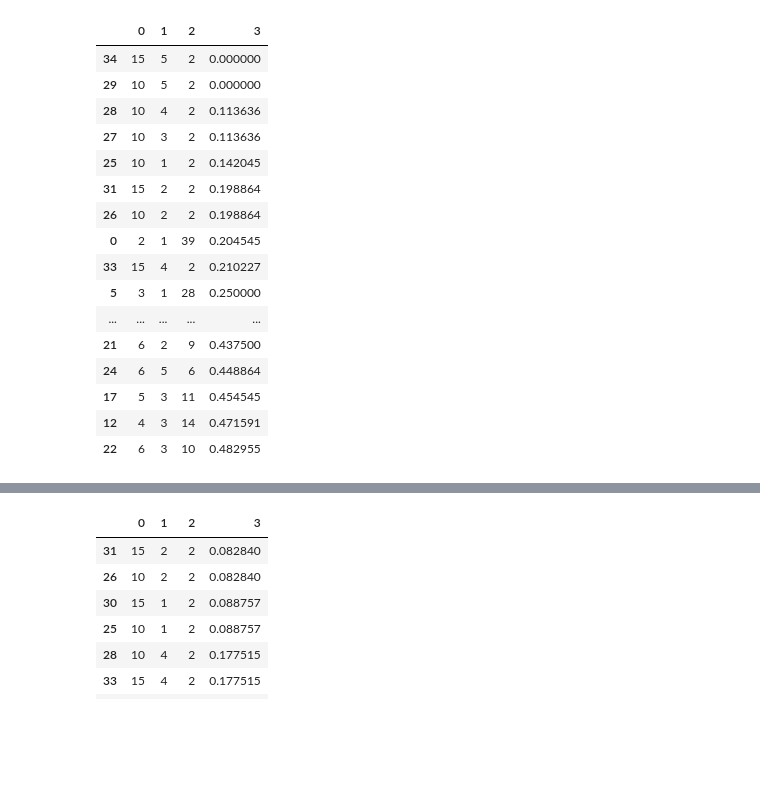
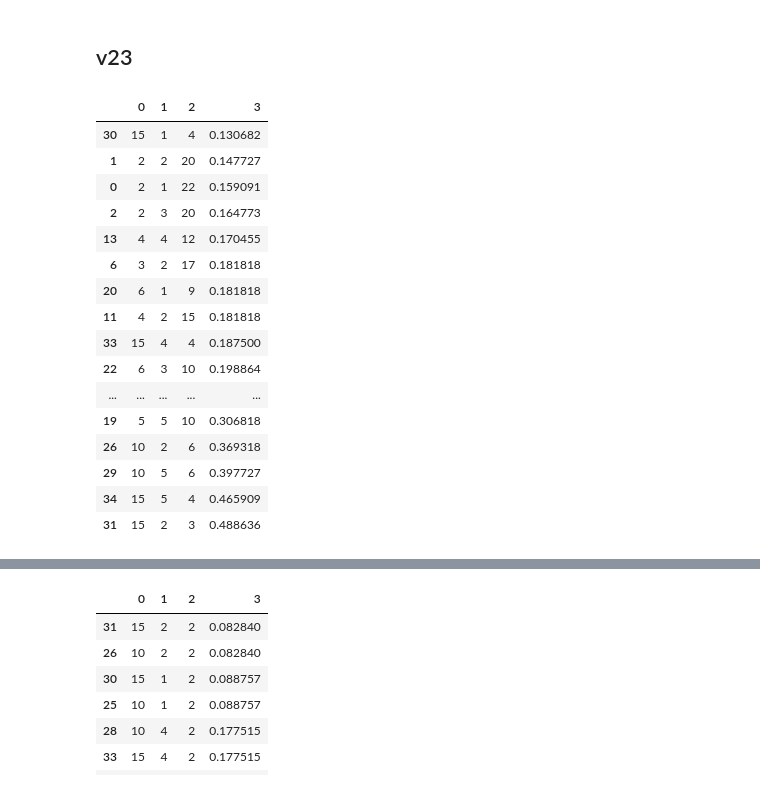
Before and after one commit to apandyud/small_mods, a Jupyter notebook: Cluster5_features.ipynb, the cells around one changed output, grey strips where cells are left out. Saved outputs shown, nothing was run; the diff lists cells and outputs as text; code cells hidden in the pictures; blank space fills up the shorter version.

```diff
--- a/Cluster5_features.ipynb
+++ b/Cluster5_features.ipynb
@@ -162,22 +110,26 @@ Name: count, dtype: int64
+# %% [markdown]
+## v23
 # %%
 errors = pd.read_csv('res/e38_23.csv').query('exact_match == False')
-X_features = prepare_matrix(errors)
-try_hdbscan(X_features)
+#X_features = cluster_features.prepare_matrix(errors, ["calc_pattern", "code_calc_pattern", "scale", "pred_scale"])
+#X_features = cluster_features.prepare_matrix(errors, ["scale", "pred_scale","x100_flag", "sign_error", 'error_code'])
+X_features = cluster_features.prepare_matrix(errors, ["calc_pattern", "code_calc_pattern"])
+cluster_features.try_hdbscan(X_features)
 # %% [output]
 |  | 0 | 1 | 2 | 3 |
-| 34 | 15 | 5 | 2 | 0.000000 |
-| 29 | 10 | 5 | 2 | 0.000000 |
-| 28 | 10 | 4 | 2 | 0.113636 |
-| 27 | 10 | 3 | 2 | 0.113636 |
-| 25 | 10 | 1 | 2 | 0.142045 |
-| 31 | 15 | 2 | 2 | 0.198864 |
-| 26 | 10 | 2 | 2 | 0.198864 |
-| 0 | 2 | 1 | 39 | 0.204545 |
-| 33 | 15 | 4 | 2 | 0.210227 |
-| 5 | 3 | 1 | 28 | 0.250000 |
+| 30 | 15 | 1 | 4 | 0.130682 |
+| 1 | 2 | 2 | 20 | 0.147727 |
+| 0 | 2 | 1 | 22 | 0.159091 |
+| 2 | 2 | 3 | 20 | 0.164773 |
+| 13 | 4 | 4 | 12 | 0.170455 |
+| 6 | 3 | 2 | 17 | 0.181818 |
+| 20 | 6 | 1 | 9 | 0.181818 |
+| 11 | 4 | 2 | 15 | 0.181818 |
+| 33 | 15 | 4 | 4 | 0.187500 |
+| 22 | 6 | 3 | 10 | 0.198864 |
 | ... | ... | ... | ... | ... |
-| 21 | 6 | 2 | 9 | 0.437500 |
-| 24 | 6 | 5 | 6 | 0.448864 |
-| 17 | 5 | 3 | 11 | 0.454545 |
-| 12 | 4 | 3 | 14 | 0.471591 |
-| 22 | 6 | 3 | 10 | 0.482955 |
+| 19 | 5 | 5 | 10 | 0.306818 |
+| 26 | 10 | 2 | 6 | 0.369318 |
+| 29 | 10 | 5 | 6 | 0.397727 |
+| 34 | 15 | 5 | 4 | 0.465909 |
+| 31 | 15 | 2 | 3 | 0.488636 |
```
Also changed, not shown: parts of 40 cells of this notebook, 48 other files.
